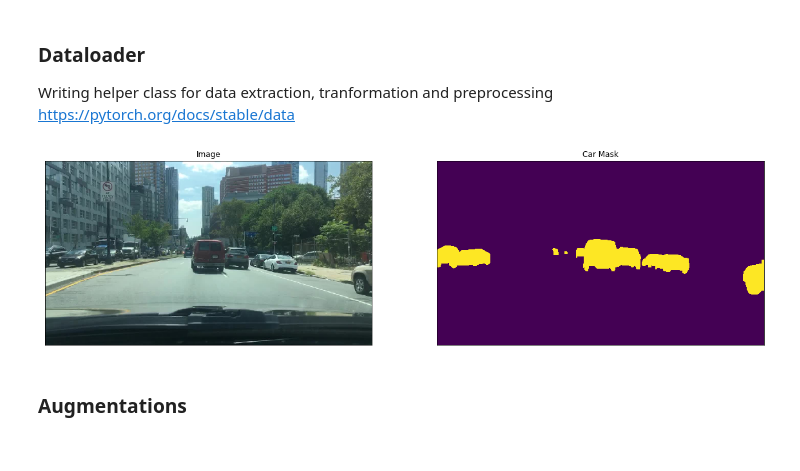
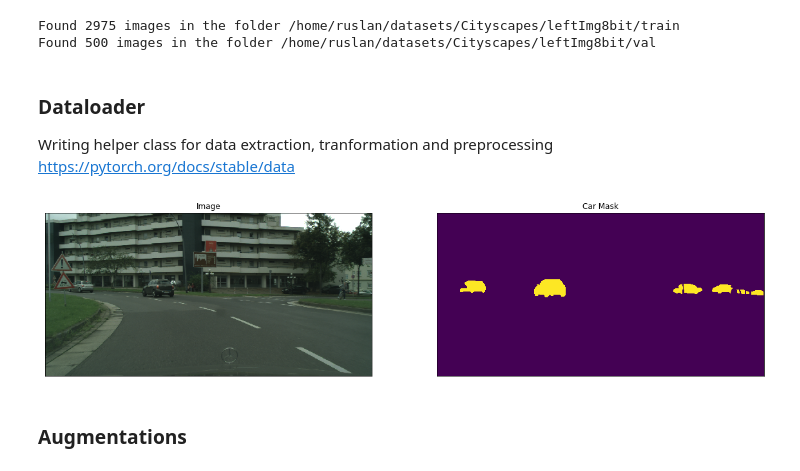
Before and after one commit to RuslanAgishev/active_learning, a Jupyter notebook: src/notebooks/train.ipynb, the cells around one changed output. Drawn from its saved outputs; the diff is of its cells as text; code cells hidden in the pictures.

Commit message:
added cityscapes dataset to train on

```diff
--- a/src/notebooks/train.ipynb
+++ b/src/notebooks/train.ipynb
@@ -12,13 +12,18 @@ from dataset import CamVid, BDD100K
 # %%
-DATASET = BDD100K # BDD100K or CamVid
+DATASET = Cityscapes # BDD100K, Cityscapes or CamVid
 
 # Load data
 if DATASET == CamVid:
     X_train_paths, y_train_paths, X_valid_paths, y_valid_paths = get_camvid_paths(DATA_DIR='./data/CamVid/')
 elif DATASET == BDD100K:
     X_train_paths, y_train_paths, X_valid_paths, y_valid_paths = get_bdd_paths(DATA_DIR='/home/ruslan/datasets/bdd100k/seg/')
+elif DATASET == Cityscapes:
+    X_train_paths, y_train_paths, X_valid_paths, y_valid_paths = get_cityscapes_paths(DATA_DIR='/home/ruslan/datasets/Cityscapes/')
 else:
     print('Choose DATASET_TYPE="CamVid" or "BDD100K"')
+# %% [output]
+Found 2975 images in the folder /home/ruslan/datasets/Cityscapes/leftImg8bit/train
+Found 500 images in the folder /home/ruslan/datasets/Cityscapes/leftImg8bit/val
 # %% [markdown]
 ### Dataloader
 
@@ -27,17 +32,17 @@ https://pytorch.org/docs/stable/data
 # %%
 # Lets look at data we have
 
 dataset = DATASET(X_train_paths, y_train_paths, classes=['car', 'road'])
 
-image, mask = dataset[40] # get some sample
+image, mask = dataset[0] # get some sample
 
 plt.figure(figsize=(20,10))
 visualize(
     image=image,
     car_mask=mask.squeeze()[...,0],
 )
 # %% [output]
-[figure, old version]
+[figure, new version]
 # %% [markdown]
 ### Augmentations
 # %%
```
Also changed, not shown: parts of 6 cells of this notebook, 4 other files.
